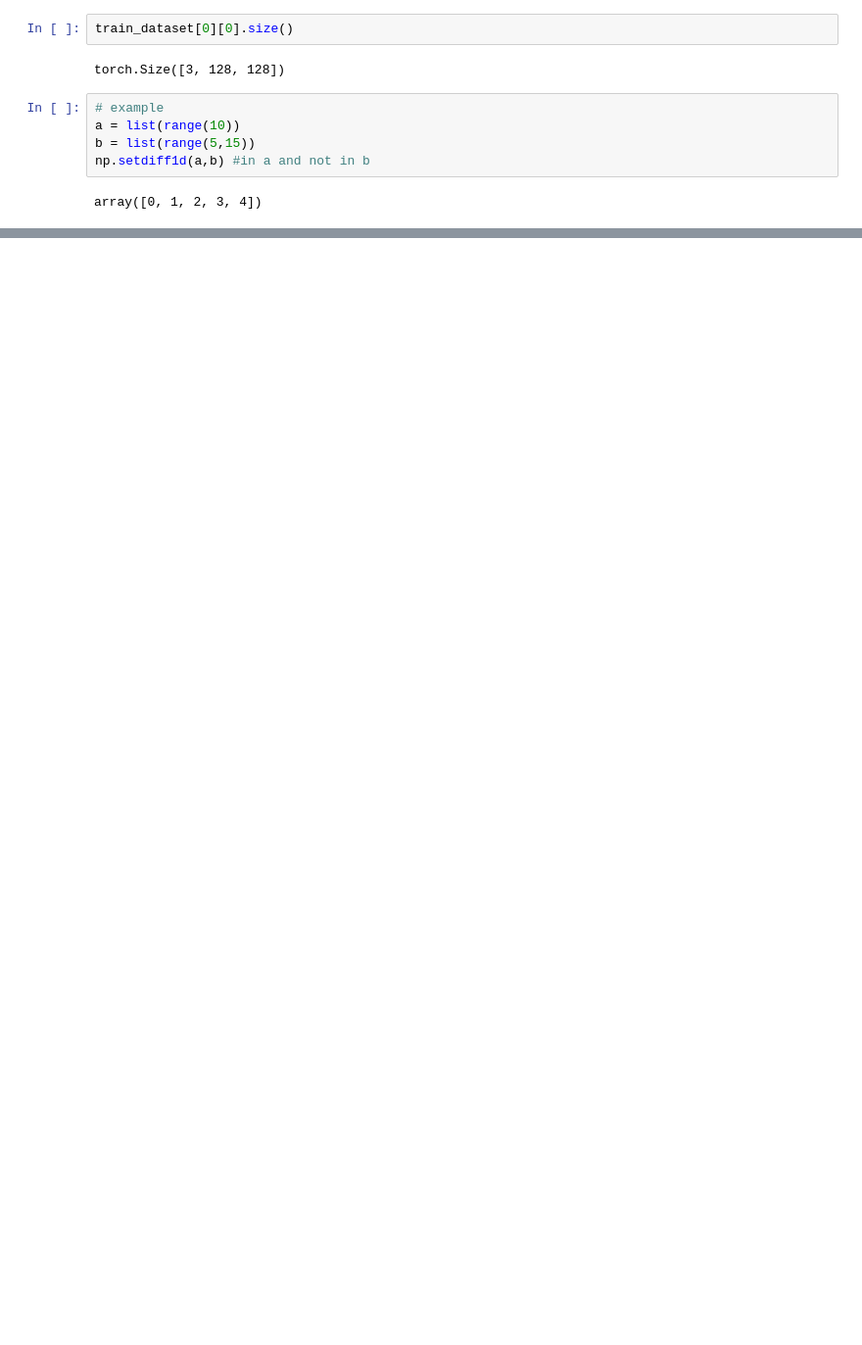
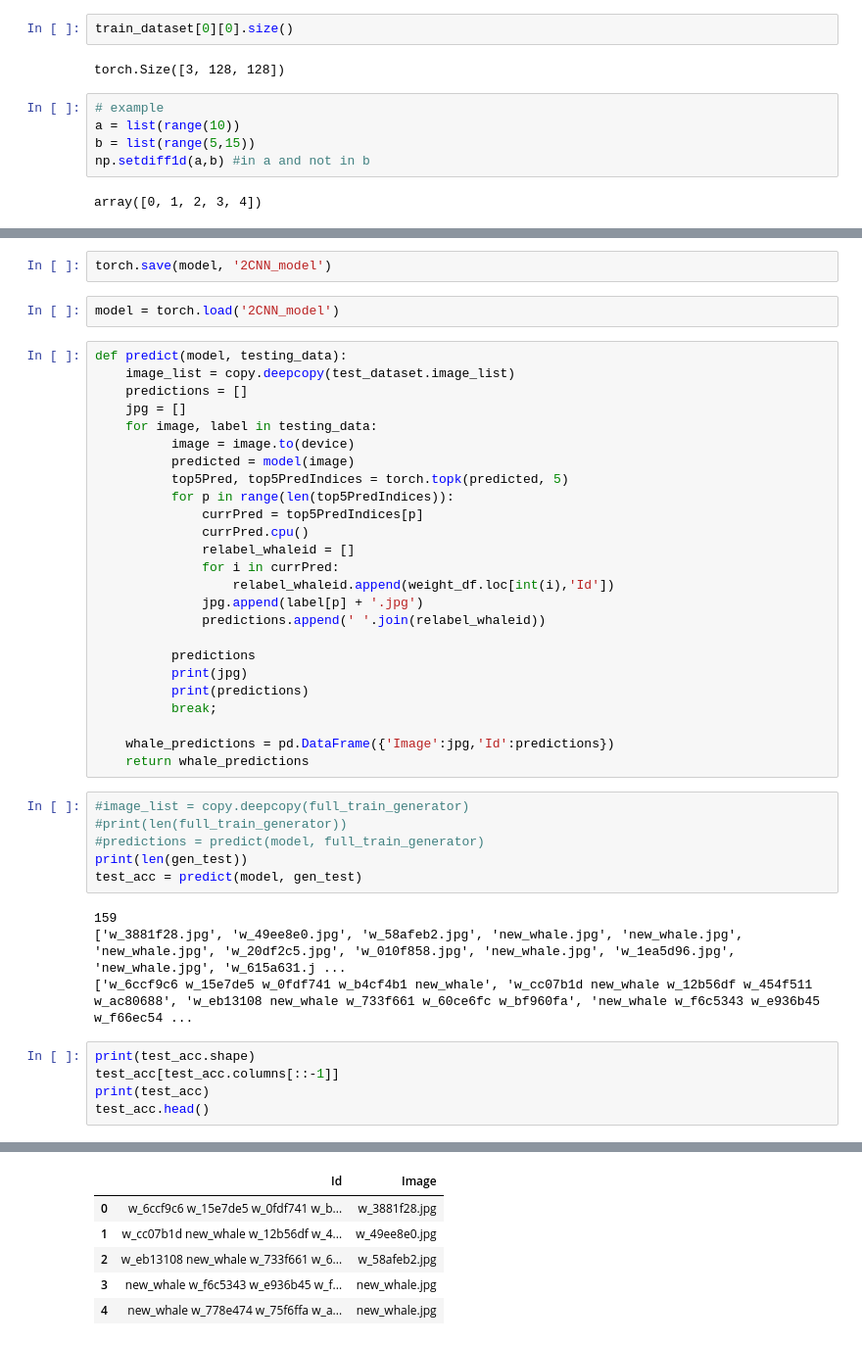
Before and after one commit to SabtheCrab/CS-175-Final-Project, a Jupyter notebook: CS175_project.ipynb, the cells around one changed output, grey strips where cells are left out. Shown at 98% size. Drawn from its saved outputs; the diff is of its cells as text; blank space fills up the shorter version.

```diff
--- a/CS175_project.ipynb
+++ b/CS175_project.ipynb
@@ -350,0 +550,45 @@ for e in range(epochs):
+# %%
+torch.save(model, '2CNN_model')
+# %%
+model = torch.load('2CNN_model')
+# %%
+def predict(model, testing_data):
+    image_list = copy.deepcopy(test_dataset.image_list)
+    predictions = []
+    jpg = []
+    for image, label in testing_data:
+          image = image.to(device)
+          predicted = model(image)
+          top5Pred, top5PredIndices = torch.topk(predicted, 5)
+          for p in range(len(top5PredIndices)):
+              currPred = top5PredIndices[p]
+              currPred.cpu()
+              relabel_whaleid = []
+              for i in currPred:
+                  relabel_whaleid.append(weight_df.loc[int(i),'Id'])
+              jpg.append(label[p] + '.jpg')
+              predictions.append(' '.join(relabel_whaleid))
+
+          predictions
+          print(jpg)
+          print(predictions)
+          break;
+
+    whale_predictions = pd.DataFrame({'Image':jpg,'Id':predictions})
+    return whale_predictions
+# %%
+#image_list = copy.deepcopy(full_train_generator)
+#print(len(full_train_generator))
+#predictions = predict(model, full_train_generator)
+print(len(gen_test))
+test_acc = predict(model, gen_test)
+# %% [output]
+159
+['w_3881f28.jpg', 'w_49ee8e0.jpg', 'w_58afeb2.jpg', 'new_whale.jpg', 'new_whale.jpg', 'new_whale.jpg', 'w_20df2c5.jpg', 'w_010f858.jpg', 'new_whale.jpg', 'w_1ea5d96.jpg', 'new_whale.jpg', 'w_615a631.j ...
+['w_6ccf9c6 w_15e7de5 w_0fdf741 w_b4cf4b1 new_whale', 'w_cc07b1d new_whale w_12b56df w_454f511 w_ac80688', 'w_eb13108 new_whale w_733f661 w_60ce6fc w_bf960fa', 'new_whale w_f6c5343 w_e936b45 w_f66ec54 ...
+# %%
+print(test_acc.shape)
+test_acc[test_acc.columns[::-1]]
+print(test_acc)
+test_acc.head()
+# %% [output]
@@ -350,0 +613,6 @@ for e in range(epochs):
+|  | Id | Image |
+| 0 | w_6ccf9c6 w_15e7de5 w_0fdf741 w_b... | w_3881f28.jpg |
+| 1 | w_cc07b1d new_whale w_12b56df w_4... | w_49ee8e0.jpg |
+| 2 | w_eb13108 new_whale w_733f661 w_6... | w_58afeb2.jpg |
+| 3 | new_whale w_f6c5343 w_e936b45 w_f... | new_whale.jpg |
+| 4 | new_whale w_778e474 w_75f6ffa w_a... | new_whale.jpg |
```
Also changed, not shown: parts of 25 cells of this notebook.
